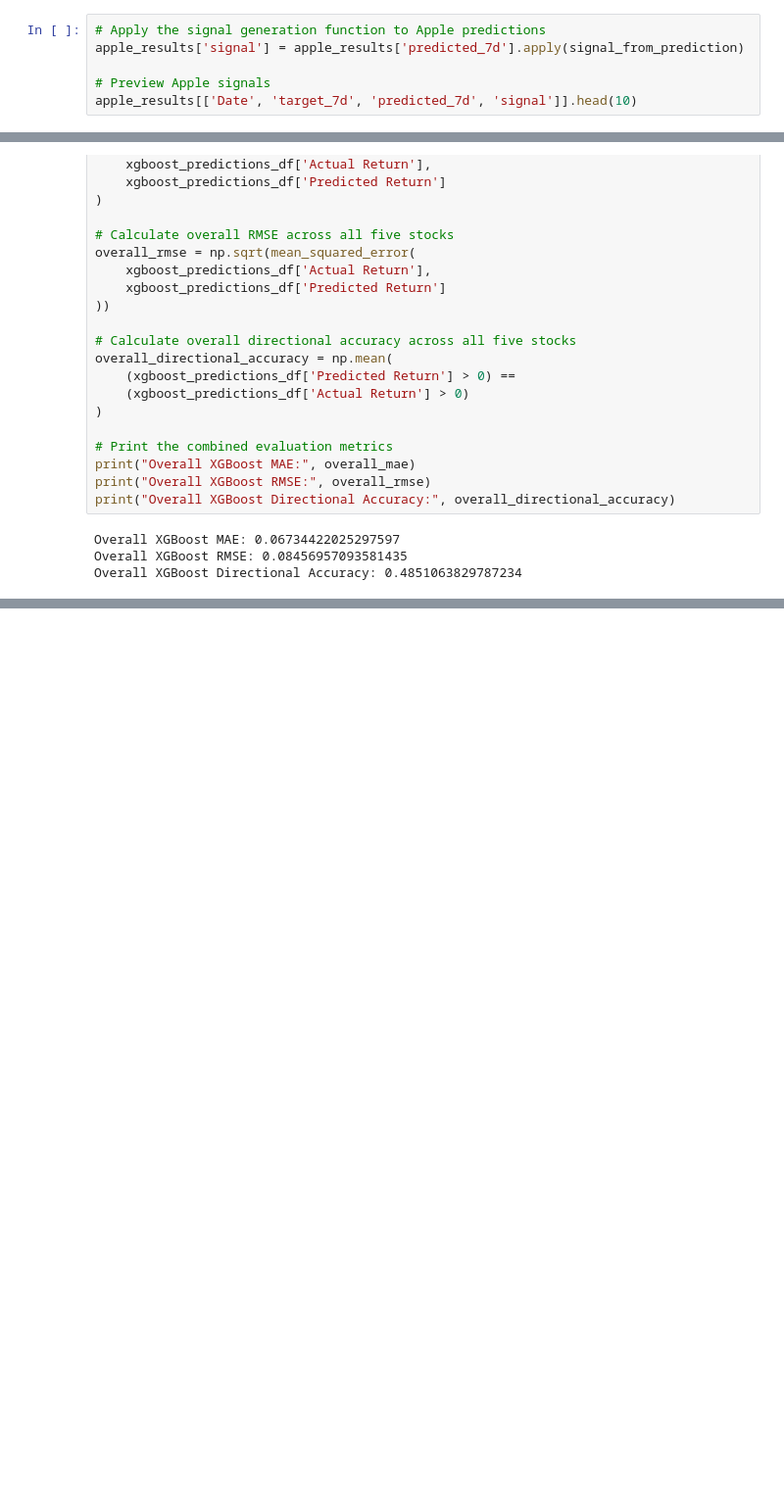
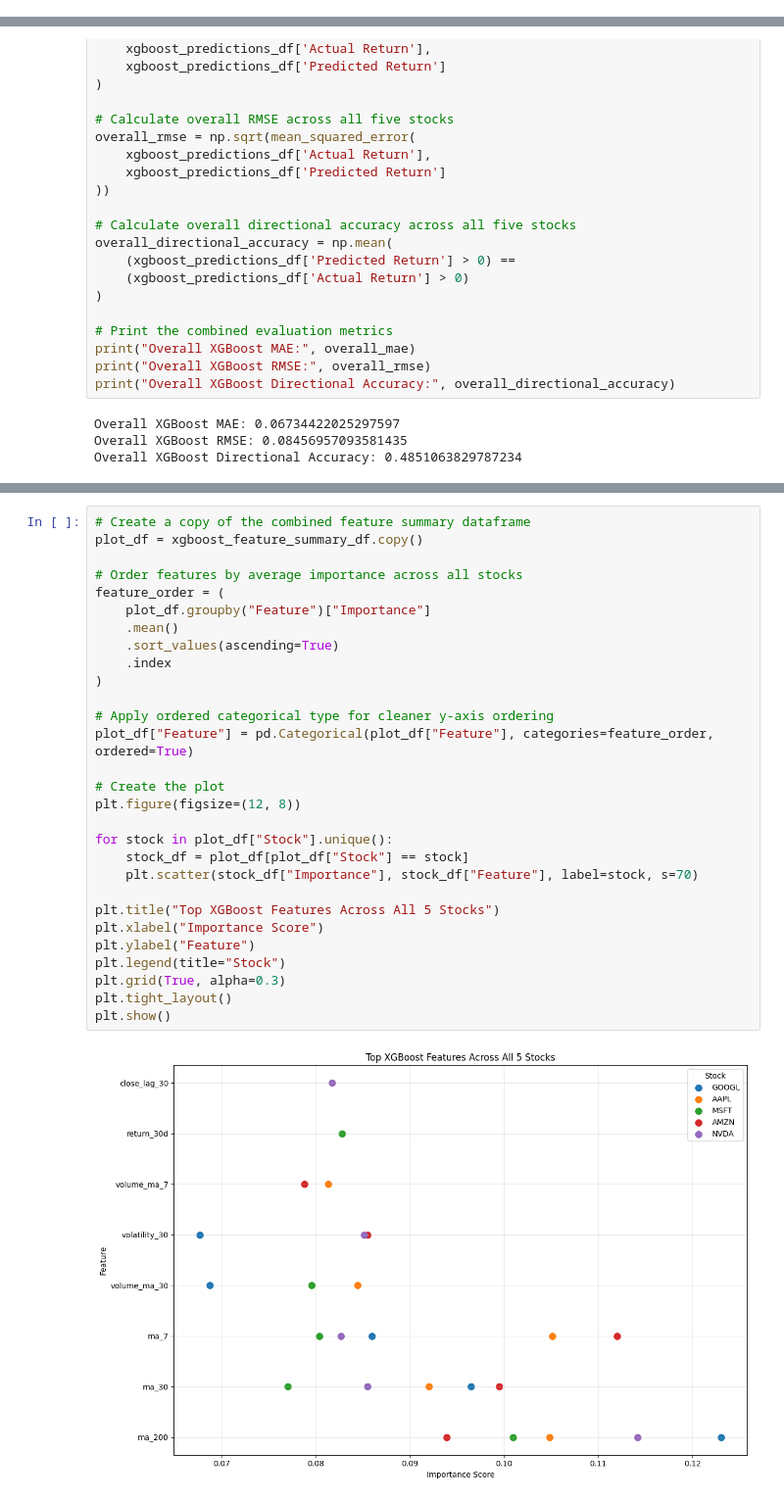
Before and after one commit to SU-IST707-SP26/group-project-algorithm-architects, a Jupyter notebook: work/Models/Xgboost_model.ipynb, the cells around one changed output, grey strips where cells are left out. Shown at 98% size. Drawn from its saved outputs; the diff is of its cells as text; blank space fills up the shorter version.

```diff
--- a/work/Models/Xgboost_model.ipynb
+++ b/work/Models/Xgboost_model.ipynb
@@ -886,6 +792,0 @@ plt.show()
-# %%
-# Apply the signal generation function to Apple predictions
-apple_results['signal'] = apple_results['predicted_7d'].apply(signal_from_prediction)
-
-# Preview Apple signals
-apple_results[['Date', 'target_7d', 'predicted_7d', 'signal']].head(10)
@@ -2708,0 +2467,31 @@ Overall XGBoost Directional Accuracy: 0.4851063829787234
+# %%
+# Create a copy of the combined feature summary dataframe
+plot_df = xgboost_feature_summary_df.copy()
+
+# Order features by average importance across all stocks
+feature_order = (
+    plot_df.groupby("Feature")["Importance"]
+    .mean()
+    .sort_values(ascending=True)
+    .index
+)
+
+# Apply ordered categorical type for cleaner y-axis ordering
+plot_df["Feature"] = pd.Categorical(plot_df["Feature"], categories=feature_order, ordered=True)
+
+# Create the plot
+plt.figure(figsize=(12, 8))
+
+for stock in plot_df["Stock"].unique():
+    stock_df = plot_df[plot_df["Stock"] == stock]
+    plt.scatter(stock_df["Importance"], stock_df["Feature"], label=stock, s=70)
+
+plt.title("Top XGBoost Features Across All 5 Stocks")
+plt.xlabel("Importance Score")
+plt.ylabel("Feature")
+plt.legend(title="Stock")
+plt.grid(True, alpha=0.3)
+plt.tight_layout()
+plt.show()
+# %% [output]
+[figure, added]
```
Also changed, not shown: parts of 53 cells of this notebook.
